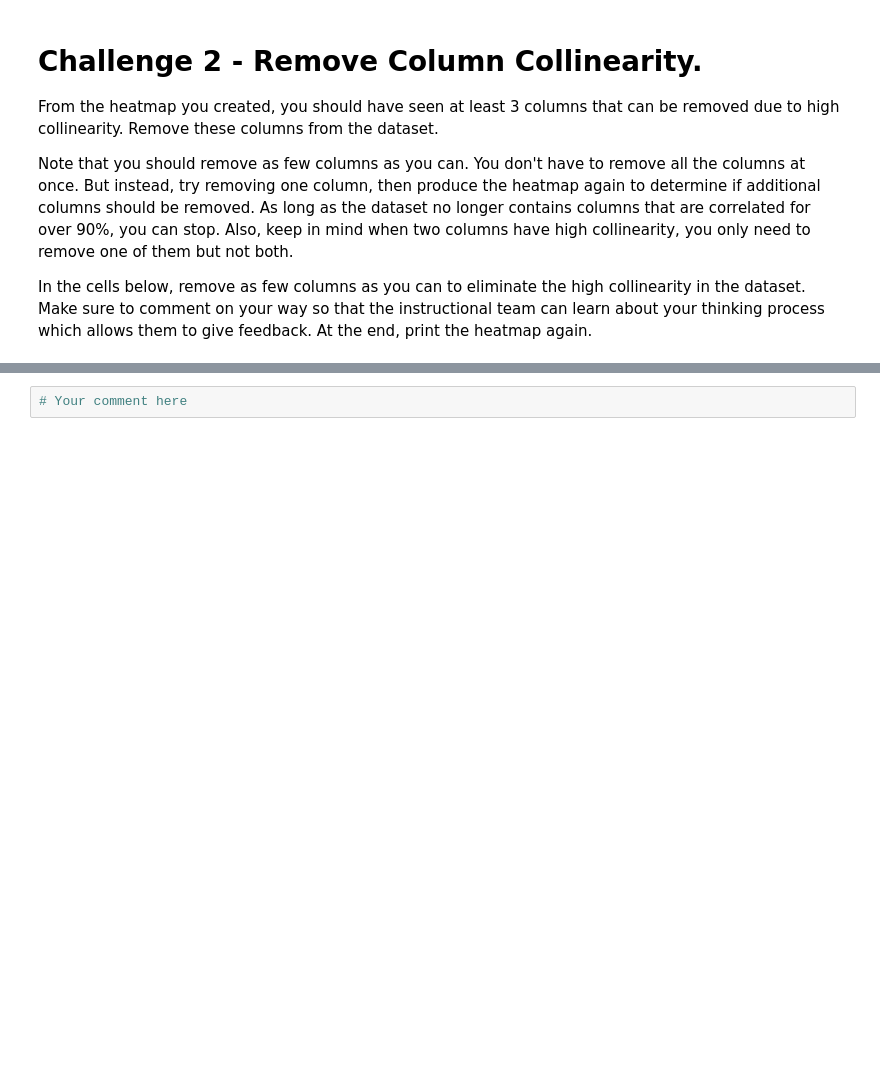
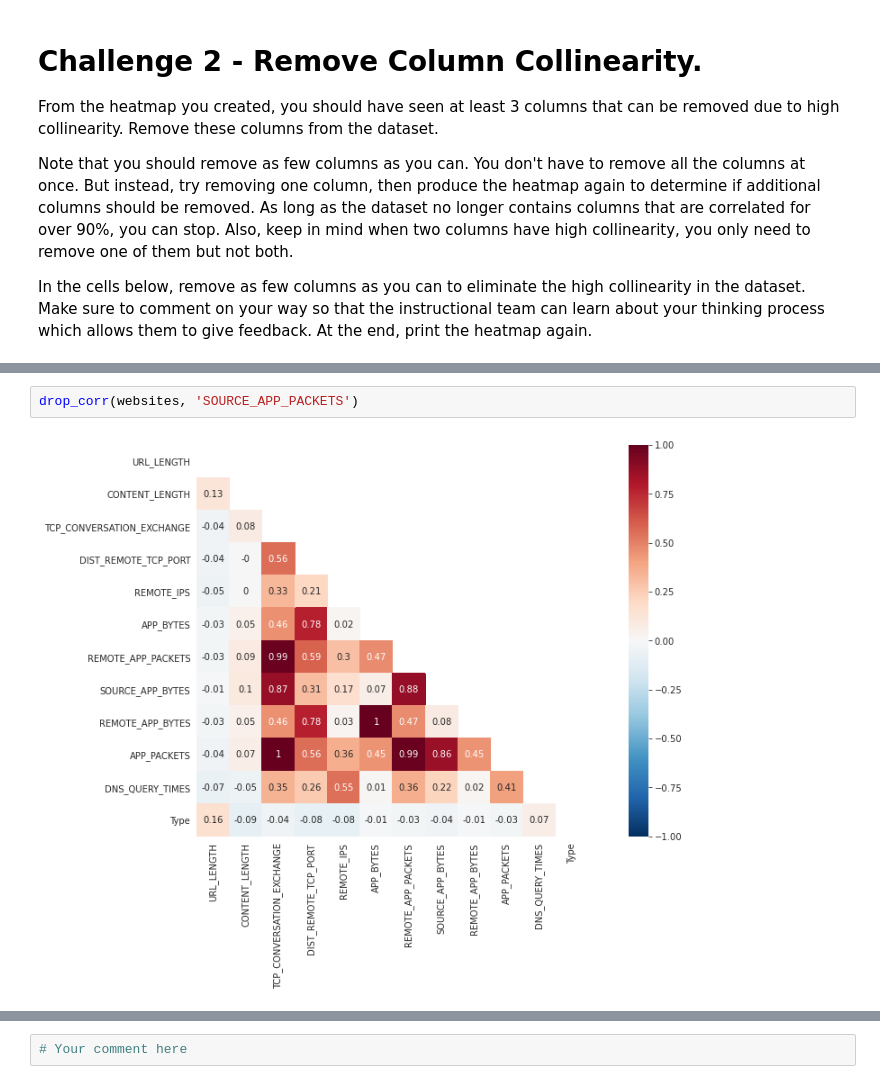
Before and after one commit to ta-datapt-bcn/lab-supervised-learning, a Jupyter notebook: your-code/main.ipynb, the cells around one changed output, grey strips where cells are left out. Cells and saved outputs as stored; diff of their text form; blank space fills up the shorter version.

```diff
--- a/your-code/main.ipynb
+++ b/your-code/main.ipynb
@@ -66,0 +154,4 @@ In the cells below, remove as few columns as you can to eliminate the high colli
+# %%
+drop_corr(websites, 'SOURCE_APP_PACKETS')
+# %% [output]
+[figure, added]
```
Also changed, not shown: parts of 53 cells of this notebook.
